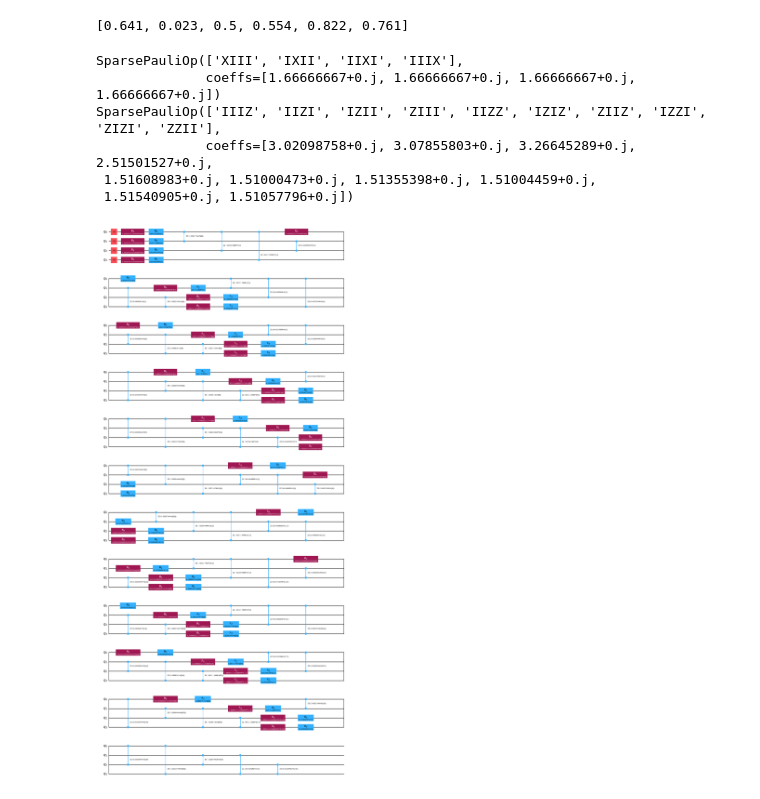
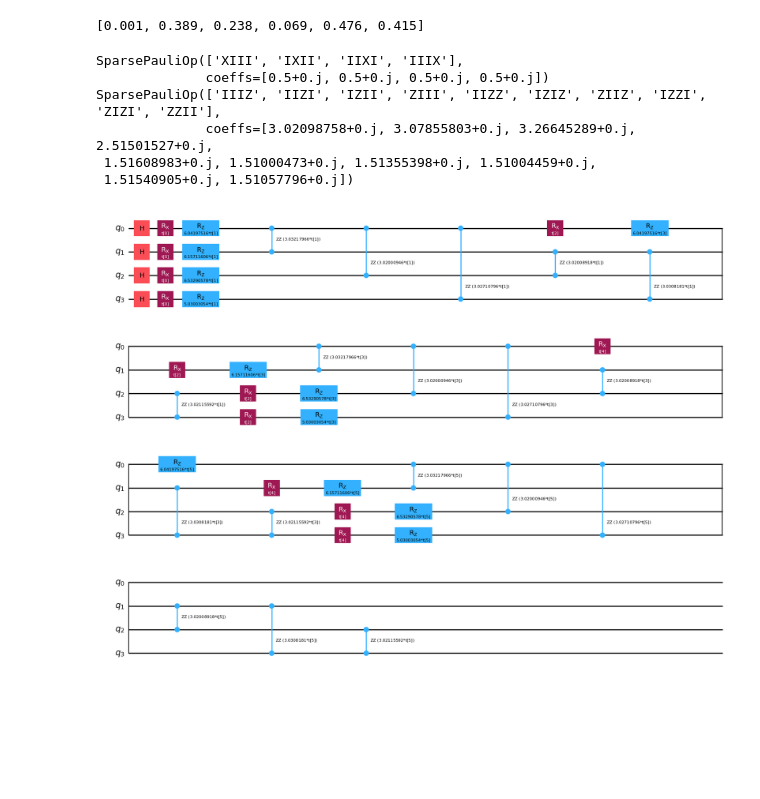
Before and after one commit to farhan2418/quantum_portfolio_optimization, a Jupyter notebook: main/notebooks/guided_hopping_rate.ipynb, the cells around one changed output. Drawn from its saved outputs; the diff is of its cells as text; code cells hidden in the pictures; blank space fills up the shorter version.

Commit message:
ansatz for gqw

```diff
--- a/main/notebooks/guided_hopping_rate.ipynb
+++ b/main/notebooks/guided_hopping_rate.ipynb
@@ -38,14 +38,14 @@ def calc_gamma(t, T, lambda_vec: list | np.ndarray):
 
 # k = [1, 2, 3]
 r = 3
-T = 10
-delta_t = T/r
+T = 1
+delta_t = 1
 
 lambda_vec = [round(random.uniform(0, 1), 3) for i in range(4)] + [round(random.random(), 3) for _ in range(2)]
 
 print(lambda_vec)
 # %% [output]
-[0.641, 0.023, 0.5, 0.554, 0.822, 0.761]
+[0.001, 0.389, 0.238, 0.069, 0.476, 0.415]
 # %%
 import numpy as np
 
@@ -56,9 +56,10 @@ from qiskit import QuantumCircuit
 num_qubits = 4
 initial_state = QuantumCircuit(num_qubits)
 initial_state.h(range(num_qubits))
-
+gamma = 0.5
+mixer_angle = gamma * delta_t
 mixer_terms = [
-                ("I" * left + "X" + "I" * (num_qubits - left - 1), 0.5 * delta_t) for left in range(num_qubits)
+                ("I" * left + "X" + "I" * (num_qubits - left - 1), mixer_angle) for left in range(num_qubits)
             ]
 mixer = SparsePauliOp.from_list(mixer_terms)
 print(mixer)
@@ -77,15 +78,19 @@ cost = SparsePauliOp(['IIIZ', 'IIZI', 'IZII', 'ZIII', 'IIZZ', 'IZIZ', 'ZIIZ', 'I
               coeffs=[3.02098758+0.j, 3.07855803+0.j, 3.26645289+0.j, 2.51501527+0.j,
  1.51608983+0.j, 1.51000473+0.j, 1.51355398+0.j, 1.51004459+0.j,
  1.51540905+0.j, 1.51057796+0.j])
+
+cost.coeffs = cost.coeffs*delta_t
+
 print(cost)
-
-final_state = initial_state.compose(hamiltonian_variational_ansatz([mixer, cost], reps=T))
-final_state.draw('mpl')
 # %% [output]
 SparsePauliOp(['XIII', 'IXII', 'IIXI', 'IIIX'],
-              coeffs=[1.66666667+0.j, 1.66666667+0.j, 1.66666667+0.j, 1.66666667+0.j])
+              coeffs=[0.5+0.j, 0.5+0.j, 0.5+0.j, 0.5+0.j])
 SparsePauliOp(['IIIZ', 'IIZI', 'IZII', 'ZIII', 'IIZZ', 'IZIZ', 'ZIIZ', 'IZZI', 'ZIZI', 'ZZII'],
               coeffs=[3.02098758+0.j, 3.07855803+0.j, 3.26645289+0.j, 2.51501527+0.j,
  1.51608983+0.j, 1.51000473+0.j, 1.51355398+0.j, 1.51004459+0.j,
  1.51540905+0.j, 1.51057796+0.j])
-[figure, removed]
+# %%
+final_state = initial_state.compose(hamiltonian_variational_ansatz([mixer, cost], reps=r))
+final_state.draw('mpl')
+# %% [output]
+[figure, added]
```
Also changed, not shown: parts of 2 cells of this notebook, 2 other files.
